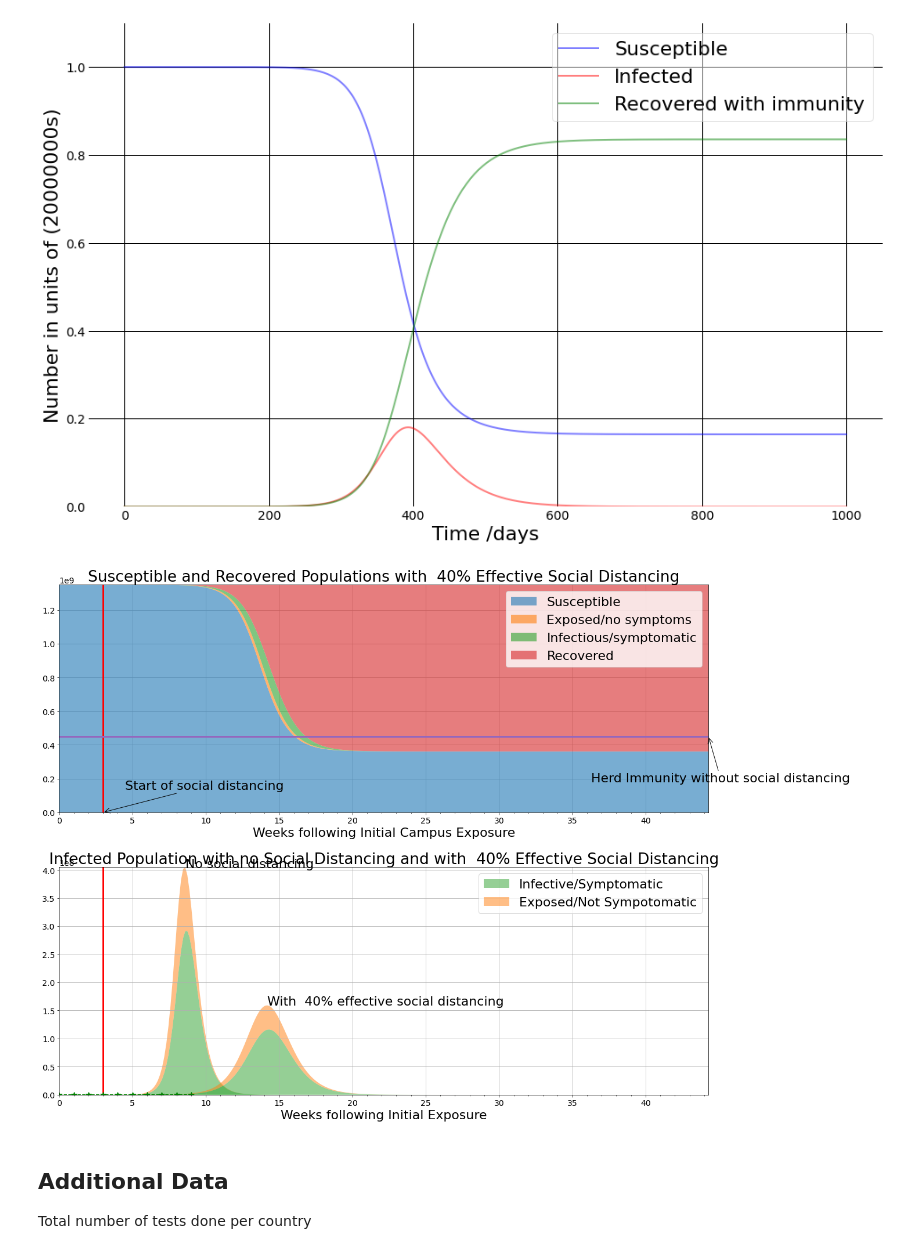
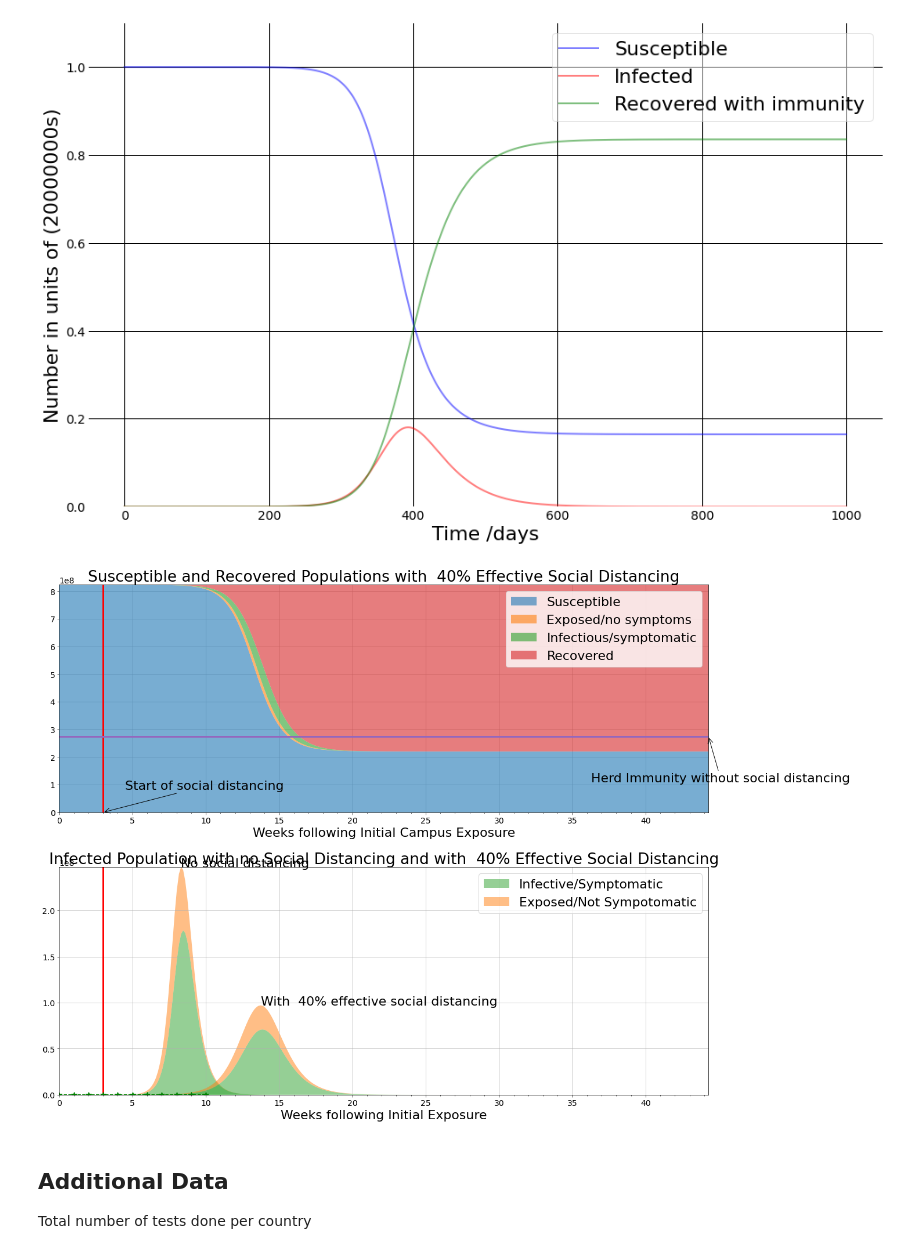
Before and after one commit to amita-kapoor/COVID-2020, a Jupyter notebook: Prediction_Covid_19_WorldWide.ipynb, the cells around one changed output. Drawn from its saved outputs; the diff is of its cells as text; code cells hidden in the pictures.

```diff
--- a/Prediction_Covid_19_WorldWide.ipynb
+++ b/Prediction_Covid_19_WorldWide.ipynb
@@ -296,6 +264,6 @@ for Country in tqdm(Countries):
   List.append(prediction_country_summary(Country, df1))
 # %%
 df_summary = pd.DataFrame(List, columns = ["Country", "First_Case", "Total_Confirmed_Today", "Active","Deceased_Percent",\
-                                          "Recovered_Percent","First_Coeff", "Doubling_time_in_days","Latitude", "Longitude"])
+                                          "Recovered_Percent","Latitude", "Longitude"])
 df_summary.head()
 # %% [output]
@@ -553,0 +439,20 @@ ax1.legend(fontsize=15)
+# %%
+loc = 4
+Country = df_summary.loc[loc].Country
+df_country = df1.loc[Country]
+df_country.reset_index(inplace=True)
+orig = df_country['Confirmed'].tolist()
+coeff1, coeff2 = get_country_double(df_combines,Country)['Coeff1'].iloc[-2], get_country_double(df_combines,Country)['Doubling Time in Days'].iloc[-2]
+print(Country, coeff1, coeff2)
+predictions = []
+for i in range(70):
+  yfit = coeff1*2**(i/coeff2)
+  predictions.append(yfit)
+
+fig,(ax1) = plt.subplots(nrows=1,ncols=1,figsize=(8,8))
+ax1.set_ylabel('Total infected in '+Country,fontsize=20)
+ax1.set_xlabel('Days',fontsize=20)
+ax1.plot(orig,'--o',ms=10,label='Real Data')
+plt.plot(predictions, label='predictions')
+ax1.set_yscale('log')
+ax1.legend(fontsize=15)
@@ -553,0 +463,20 @@ ax1.legend(fontsize=15)
+# %%
+loc = 4
+Country = df_summary.loc[loc].Country
+df_country = df1.loc[Country]
+df_country.reset_index(inplace=True)
+orig = df_country['Confirmed'].tolist()
+coeff1, coeff2 = get_country_double(df_combines,Country)['Coeff1'].iloc[-2], get_country_double(df_combines,Country)['Doubling Time in Days'].iloc[-2]
+print(Country, coeff1, coeff2)
+predictions = []
+for i in range(70):
+  yfit = coeff1*2**(i/coeff2)
+  predictions.append(yfit)
+
+fig,(ax1) = plt.subplots(nrows=1,ncols=1,figsize=(8,8))
+ax1.set_ylabel('Total infected in '+Country,fontsize=20)
+ax1.set_xlabel('Days',fontsize=20)
+ax1.plot(orig,'--o',ms=10,label='Real Data')
+plt.plot(predictions, label='predictions')
+#ax1.set_yscale('log')
+ax1.legend(fontsize=15)
@@ -826,7 +759,7 @@ R0 = 3.0 #@param {type:"slider", min:0.9, max:5, step:0.1}
 t_incubation = 1.2 #@param {type:"slider", min:1, max:14, step:0.1}
 t_infective = 3.3 #@param {type:"slider", min:1, max:14, step:0.1}
 #@markdown Population Size
-N = 1350000000 #@param {type:"slider", min:10000, max:3500000000, step: 1000}
+N = 823276000 #@param {type:"slider", min:10000, max:3500000000, step: 1000}
 #@markdown Initial number exposed
 n = 3 #@param {type:"slider", min:0, max:100, step:1}
 #@markdown Start of social distancing following exposure (weeks)
@@ -898,34 +831,34 @@ ax[0].annotate("Herd Immunity without social distancing",
 ax[1].stackplot(t/7, N*i0,N*e0, colors=pal[2:0:-1], alpha=0.5)
 ax[1].stackplot(t/7, N*i, N*e, colors=pal[2:0:-1], alpha=0.5)
 ax[1].set_title('Infected Population with no Social Distancing and with {0:3.0f}% Effective Social Distancing'.format(u_social_distancing))
 ax[1].set_xlim(0, t[-1]/7)
 ax[1].set_ylim(0, max(0.3*N, 1.05*max(N*(e + i))))
 #ax[1].set_ylim(0, 50000) # max(0.3*N, 1.05*max(N*(e + i))))
 ax[1].set_xlabel('Weeks following Initial Exposure')
 ax[1].legend([
     'Infective/Symptomatic',
     'Exposed/Not Sympotomatic'],
     loc='upper right')
 ax[1].plot(np.array([t_social_distancing, t_social_distancing]), ax[0].get_ylim(), 'r', lw=3)
 #ax[1].plot(np.array([t_social_distancing, t_social_distancing]), 'r', lw=3)
 ax[1].plot(orig, 'g--*',ms=10,label='Real Data')
 y0 = N*(e0 + i0)
 k0 = np.argmax(y0)
 ax[1].annotate("No social distancing", (t[k0]/7, y0[k0] + 100))
 
 y = N*(e + i)
 k = np.argmax(y)
 ax[1].annotate("With {0:3.0f}% effective social distancing ".format(u_social_distancing), (t[k]/7, y[k] + 100))
 
 for a in ax:
     a.xaxis.set_major_locator(plt.MultipleLocator(5))
     a.xaxis.set_minor_locator(plt.MultipleLocator(1))
     a.xaxis.set_major_formatter(plt.FormatStrFormatter('%d'))
     a.grid(True)
 
 plt.tight_layout()
 # %% [output]
-[figure, old version]
+[figure, new version]
 # %% [markdown]
 ## Additional Data
 Total number of tests done per country
```
Also changed, not shown: parts of 32 cells of this notebook.
